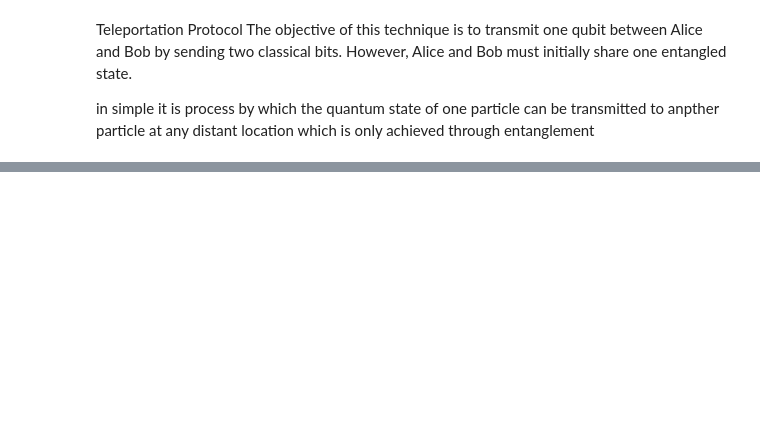
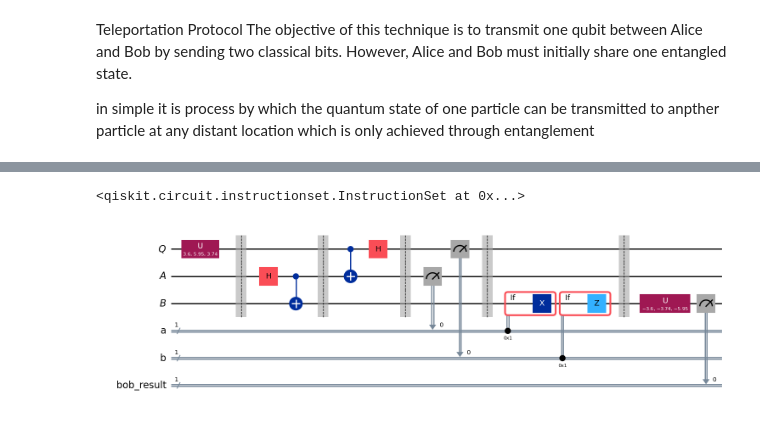
Before and after one commit to joshIsac/quantumcomputing, a Jupyter notebook: 2348523_Teleportation_protocol_lab5.ipynb, the cells around one changed output, grey strips where cells are left out. Saved outputs shown, nothing was run; the diff lists cells and outputs as text; code cells hidden in the pictures; blank space fills up the shorter version.

```diff
--- a/2348523_Teleportation_protocol_lab5.ipynb
+++ b/2348523_Teleportation_protocol_lab5.ipynb
@@ -156,0 +56,13 @@ Teleported State Vector on Qubit C: [0.        +0.00000000e+00j 0.70710678-8.659
+# %%
+# random unitary gate to teleport qubit (initial state) before teleportation
+from qiskit.circuit.library import UGate
+import random
+from numpy import pi
+
+random_unitary_gate = UGate(
+    theta=random.random() * 2 * pi,
+    phi=random.random() * 2 * pi,
+    lam=random.random() * 2 * pi,
+)
+
+display(random_unitary_gate.to_matrix())  # random gate matrix
@@ -156,0 +81,26 @@ Teleported State Vector on Qubit C: [0.        +0.00000000e+00j 0.70710678-8.659
+# %%
+#create s new circuit to test random state vector
+testcircuit=QuantumCircuit(Q,A,B,a,b)
+# %%
+# random gate to the teleport qubit to create a new state to teleport
+testcircuit.append(random_unitary_gate, Q)
+testcircuit.barrier()
+
+# Teleportation protocol
+testcircuit = testcircuit.compose(teleport)
+testcircuit.barrier()
+
+# After teleportation, applying inverse of the random gate to Bob's qubit to verify teleportation
+testcircuit.append(random_unitary_gate.inverse(), B)
+# %% [output]
+<qiskit.circuit.instructionset.InstructionSet at 0x...>
+# %%
+# measuring Bob's qubit which should hold the teleported state
+bob_result = ClassicalRegister(1, "bob_result")
+testcircuit.add_register(bob_result)
+testcircuit.measure(B, bob_result)
+
+# full test circuit
+display(testcircuit.draw(output='mpl'))
+# %% [output]
+[figure, added]
```
Also changed, not shown: parts of 13 cells of this notebook.
